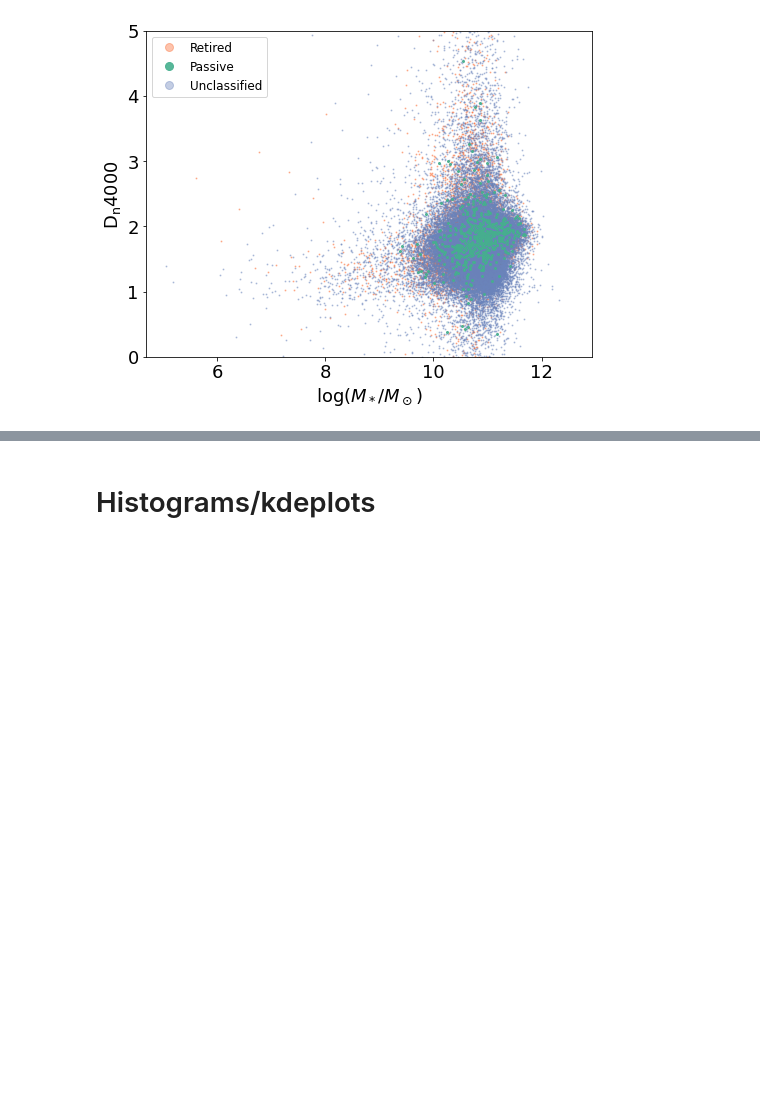
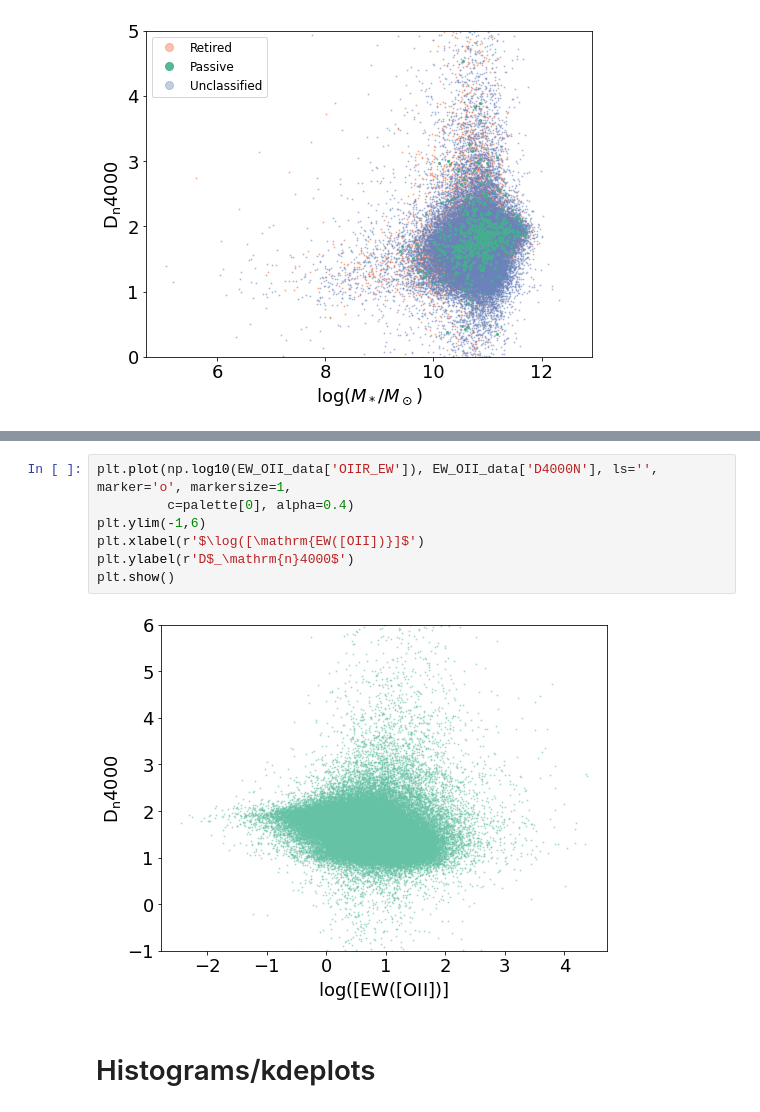
Before and after one commit to mdastro/LINER_UV, a Jupyter notebook: Klaudia/plots_new.ipynb, the cells around one changed output, grey strips where cells are left out. Drawn from its saved outputs; the diff is of its cells as text; blank space fills up the shorter version.

```diff
--- a/Klaudia/plots_new.ipynb
+++ b/Klaudia/plots_new.ipynb
@@ -768,3 +803,12 @@ plt.show()
+# %%
+plt.plot(np.log10(EW_OII_data['OIIR_EW']), EW_OII_data['D4000N'], ls='', marker='o', markersize=1,
+         c=palette[0], alpha=0.4)
+plt.ylim(-1,6)
+plt.xlabel(r'$\log([\mathrm{EW([OII])}]$')
+plt.ylabel(r'D$_\mathrm{n}4000$')
+plt.show()
+# %% [output]
+[figure, added]
 # %% [markdown]
 # Histograms/kdeplots
 # %%
```
Also changed, not shown: parts of 25 cells of this notebook.
